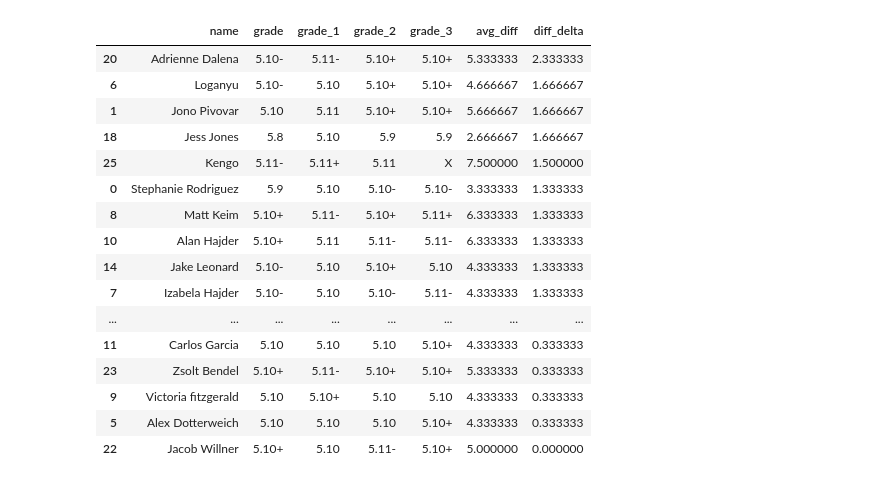
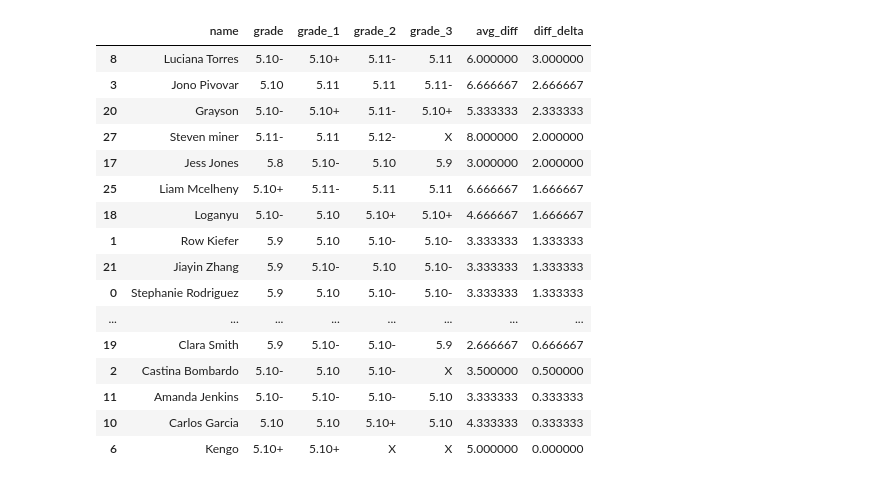
Before and after one commit to zackdrescher/ropes-league-2023, a Jupyter notebook: notebooks/scoring.ipynb, the cells around one changed output. Saved outputs shown, nothing was run; the diff lists cells and outputs as text; code cells hidden in the pictures.

```diff
--- a/notebooks/scoring.ipynb
+++ b/notebooks/scoring.ipynb
@@ -10,4 +10,4 @@ data = ropes_league.LeagueData.from_env()
 # %%
 climbers = data.climbers()
 # %%
-climbs = data.climbs(1)
+climbs = data.climbs(2)
@@ -138,38 +150,38 @@ climbs
 # %%
-climbs.merge(
+climbs.drop('name', axis=1).merge(
     climbers[["name", "difficulty", "grade"]].rename(
         columns={"difficulty": "climber_difficulty"}
     ),
     left_on="climber_id",
     right_index=True,
 ).assign(diff_delta=lambda df: df.avg_diff - df.climber_difficulty)[
     [
         "name",
         "grade",
         "grade_1",
         "grade_2",
         "grade_3",
         "avg_diff",
         "diff_delta",
     ]
 ].sort_values(
     "diff_delta", ascending=False
 )
 # %% [output]
 |  | name | grade | grade_1 | grade_2 | grade_3 | avg_diff | diff_delta |
-| 20 | Adrienne Dalena | 5.10- | 5.11- | 5.10+ | 5.10+ | 5.333333 | 2.333333 |
-| 6 | Loganyu | 5.10- | 5.10 | 5.10+ | 5.10+ | 4.666667 | 1.666667 |
-| 1 | Jono Pivovar | 5.10 | 5.11 | 5.10+ | 5.10+ | 5.666667 | 1.666667 |
-| 18 | Jess Jones | 5.8 | 5.10 | 5.9 | 5.9 | 2.666667 | 1.666667 |
-| 25 | Kengo | 5.11- | 5.11+ | 5.11 | X | 7.500000 | 1.500000 |
+| 8 | Luciana Torres | 5.10- | 5.10+ | 5.11- | 5.11 | 6.000000 | 3.000000 |
+| 3 | Jono Pivovar | 5.10 | 5.11 | 5.11 | 5.11- | 6.666667 | 2.666667 |
+| 20 | Grayson | 5.10- | 5.10+ | 5.11- | 5.10+ | 5.333333 | 2.333333 |
+| 27 | Steven miner | 5.11- | 5.11 | 5.12- | X | 8.000000 | 2.000000 |
+| 17 | Jess Jones | 5.8 | 5.10- | 5.10 | 5.9 | 3.000000 | 2.000000 |
+| 25 | Liam Mcelheny | 5.10+ | 5.11- | 5.11 | 5.11 | 6.666667 | 1.666667 |
+| 18 | Loganyu | 5.10- | 5.10 | 5.10+ | 5.10+ | 4.666667 | 1.666667 |
+| 1 | Row Kiefer | 5.9 | 5.10 | 5.10- | 5.10- | 3.333333 | 1.333333 |
+| 21 | Jiayin Zhang | 5.9 | 5.10- | 5.10 | 5.10- | 3.333333 | 1.333333 |
 | 0 | Stephanie Rodriguez | 5.9 | 5.10 | 5.10- | 5.10- | 3.333333 | 1.333333 |
-| 8 | Matt Keim | 5.10+ | 5.11- | 5.10+ | 5.11+ | 6.333333 | 1.333333 |
-| 10 | Alan Hajder | 5.10+ | 5.11 | 5.11- | 5.11- | 6.333333 | 1.333333 |
-| 14 | Jake Leonard | 5.10- | 5.10 | 5.10+ | 5.10 | 4.333333 | 1.333333 |
-| 7 | Izabela Hajder | 5.10- | 5.10 | 5.10- | 5.11- | 4.333333 | 1.333333 |
 | ... | ... | ... | ... | ... | ... | ... | ... |
-| 11 | Carlos Garcia | 5.10 | 5.10 | 5.10 | 5.10+ | 4.333333 | 0.333333 |
-| 23 | Zsolt Bendel | 5.10+ | 5.11- | 5.10+ | 5.10+ | 5.333333 | 0.333333 |
-| 9 | Victoria fitzgerald | 5.10 | 5.10+ | 5.10 | 5.10 | 4.333333 | 0.333333 |
-| 5 | Alex Dotterweich | 5.10 | 5.10 | 5.10 | 5.10+ | 4.333333 | 0.333333 |
-| 22 | Jacob Willner | 5.10+ | 5.10 | 5.11- | 5.10+ | 5.000000 | 0.000000 |
+| 19 | Clara Smith | 5.9 | 5.10- | 5.10- | 5.9 | 2.666667 | 0.666667 |
+| 2 | Castina Bombardo | 5.10- | 5.10 | 5.10- | X | 3.500000 | 0.500000 |
+| 11 | Amanda Jenkins | 5.10- | 5.10- | 5.10- | 5.10 | 3.333333 | 0.333333 |
+| 10 | Carlos Garcia | 5.10 | 5.10 | 5.10+ | 5.10 | 4.333333 | 0.333333 |
+| 6 | Kengo | 5.10+ | 5.10+ | X | X | 5.000000 | 0.000000 |
```
Also changed, not shown: parts of 11 cells of this notebook, 2 other files.
